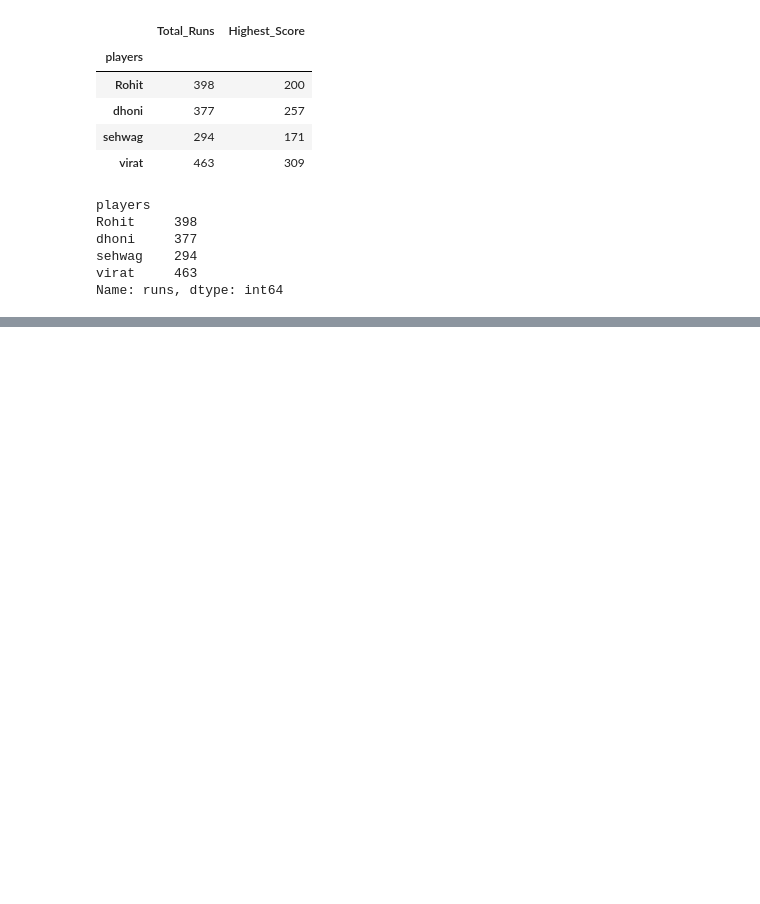
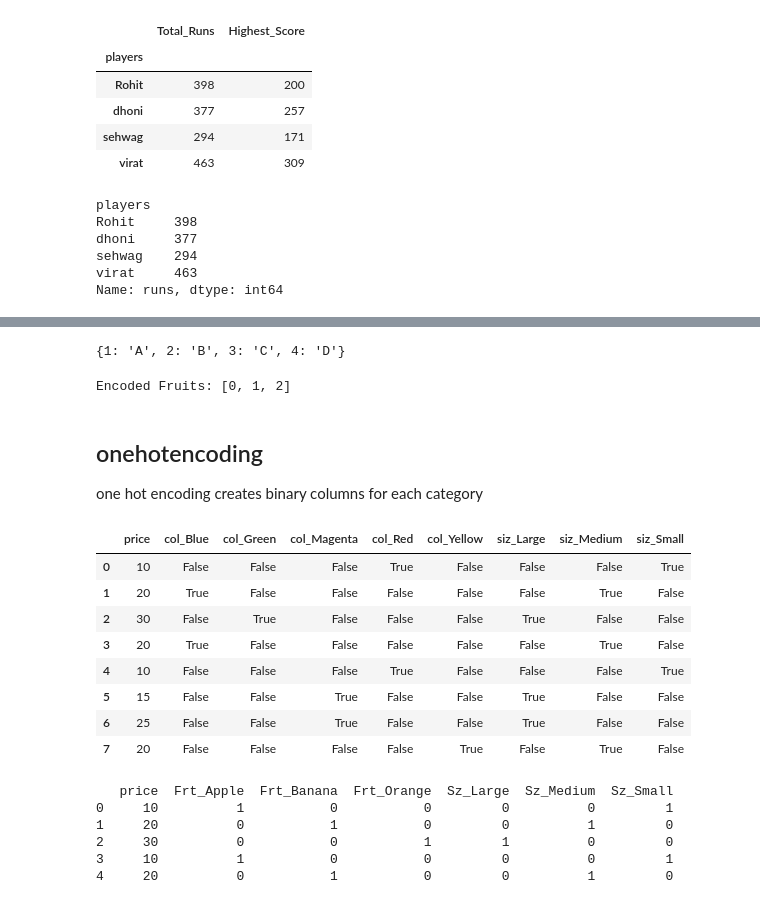
Before and after one commit to parnapallimunicharitha-crypto/crt, a Jupyter notebook: demo.ipynb, the cells around one changed output, grey strips where cells are left out. Saved outputs shown, nothing was run; the diff lists cells and outputs as text; code cells hidden in the pictures; blank space fills up the shorter version.

```diff
--- a/demo.ipynb
+++ b/demo.ipynb
@@ -92,0 +385,60 @@ Name: runs, dtype: int64
+# %%
+d1=["A","B","C","D"]
+d2=[1,2,3,4]
+print(dict(zip(d2,d1)))#here we are creating a dictionary by zipping two lists together, where the keys are from d2 and the values are from d1. The resulting dictionary will be {1: 'A', 2: 'B', 3: 'C', 4: 'D'}.
+# %% [output]
+{1: 'A', 2: 'B', 3: 'C', 4: 'D'}
+# %%
+fruits=["Apple","Banana","Orange"]
+le=LabelEncoder()
+enc_fruits=le.fit_transform(fruits)
+print("Encoded Fruits:",enc_fruits.tolist())
+# %% [output]
+Encoded Fruits: [0, 1, 2]
+# %% [markdown]
+## onehotencoding
+one hot encoding creates binary columns for each category
+# %%
+myData=pd.DataFrame({"color":["Red","Blue","Green","Blue","Red","Magenta","Magenta","Yellow"],
+                     "size":["Small","Medium","Large","Medium","Small","Large","Large","Medium"],
+                     "price":[10,20,30,20,10,15,25,20]})
+myData
+
+#Pandas For OnHotENcoding
+
+datas=pd.get_dummies(myData,columns=["color","size"],prefix=["col","siz"])
+datas
+# %% [output]
+|  | price | col_Blue | col_Green | col_Magenta | col_Red | col_Yellow | siz_Large | siz_Medium | siz_Small |
+| 0 | 10 | False | False | False | True | False | False | False | True |
+| 1 | 20 | True | False | False | False | False | False | True | False |
+| 2 | 30 | False | True | False | False | False | True | False | False |
+| 3 | 20 | True | False | False | False | False | False | True | False |
+| 4 | 10 | False | False | False | True | False | False | False | True |
+| 5 | 15 | False | False | True | False | False | True | False | False |
+| 6 | 25 | False | False | True | False | False | True | False | False |
+| 7 | 20 | False | False | False | False | True | False | True | False |
+# %%
+import pandas as pd
+
+data = pd.DataFrame({
+    "Fruits": ["Apple", "Banana", "Orange", "Apple", "Banana"],
+    "size": ["Small", "Medium", "Large", "Small", "Medium"],
+    "price": [10, 20, 30, 10, 20]
+})
+
+encoded_data = pd.get_dummies(
+    data,
+    columns=["Fruits", "size"],
+    prefix=["Frt", "Sz"],
+    dtype=int
+)
+
+print(encoded_data)
+# %% [output]
+   price  Frt_Apple  Frt_Banana  Frt_Orange  Sz_Large  Sz_Medium  Sz_Small
+0     10          1           0           0         0          0         1
+1     20          0           1           0         0          1         0
+2     30          0           0           1         1          0         0
+3     10          1           0           0         0          0         1
+4     20          0           1           0         0          1         0
```
Also changed, not shown: parts of 27 cells of this notebook.
